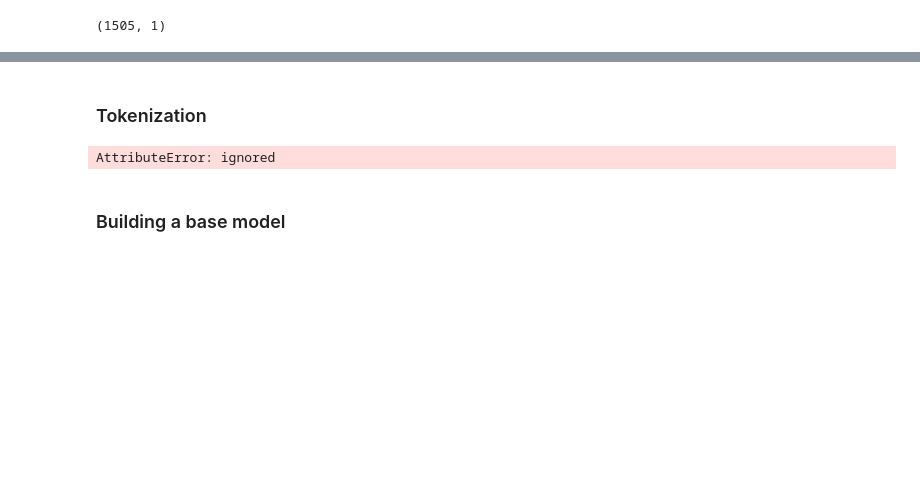
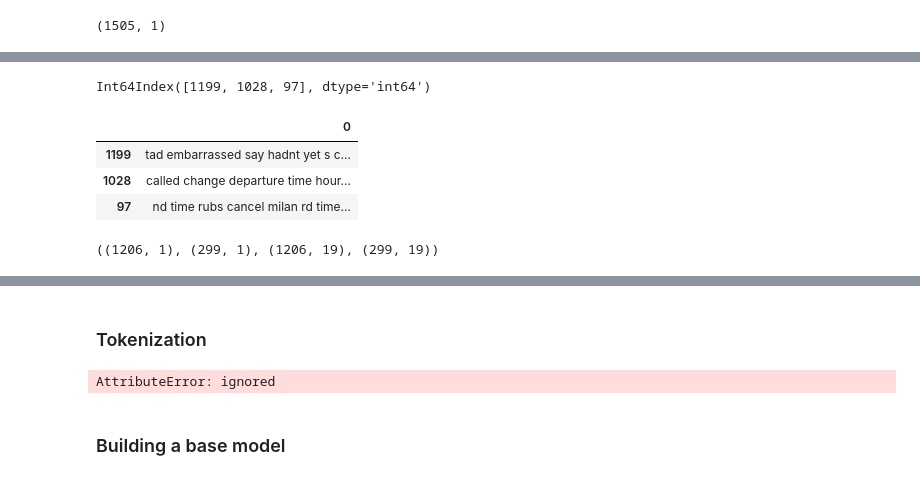
Before and after one commit to BrouthenKamel/Text-Classification, a Jupyter notebook: Text_Classification.ipynb, the cells around one changed output, grey strips where cells are left out. Saved outputs shown, nothing was run; the diff lists cells and outputs as text; code cells hidden in the pictures; blank space fills up the shorter version.

Commit message:
Stratified the dataset[train/test]

```diff
--- a/Text_Classification.ipynb
+++ b/Text_Classification.ipynb
@@ -729,3 +628,17 @@ subset
 y_test_df = pd.concat([y_test_df, subset], ignore_index=True)
 # %%
 y_train_df = y_train_df.drop(subset.index)
+# %%
+X_train_df = pd.DataFrame(X_train)
+X_test_df = pd.DataFrame(X_test)
+# %%
+subset.index
+# %% [output]
+Int64Index([1199, 1028, 97], dtype='int64')
+# %%
+X_train_df.iloc[list(subset.index)]
+# %% [output]
+|  | 0 |
+| 1199 | tad embarrassed say hadnt yet s c... |
+| 1028 | called change departure time hour... |
+| 97 | nd time rubs cancel milan rd time... |
@@ -732,3 +649,7 @@ y_train_df = y_train_df.drop(subset.index)
+# %%
+X_train_df.shape, X_test_df.shape, y_train_df.shape, y_test_df.shape
+# %% [output]
+((1206, 1), (299, 1), (1206, 19), (299, 19))
 # %%
 y_train = y_train_df.values
 y_test = y_test_df.values
```
Also changed, not shown: parts of 25 cells of this notebook.
